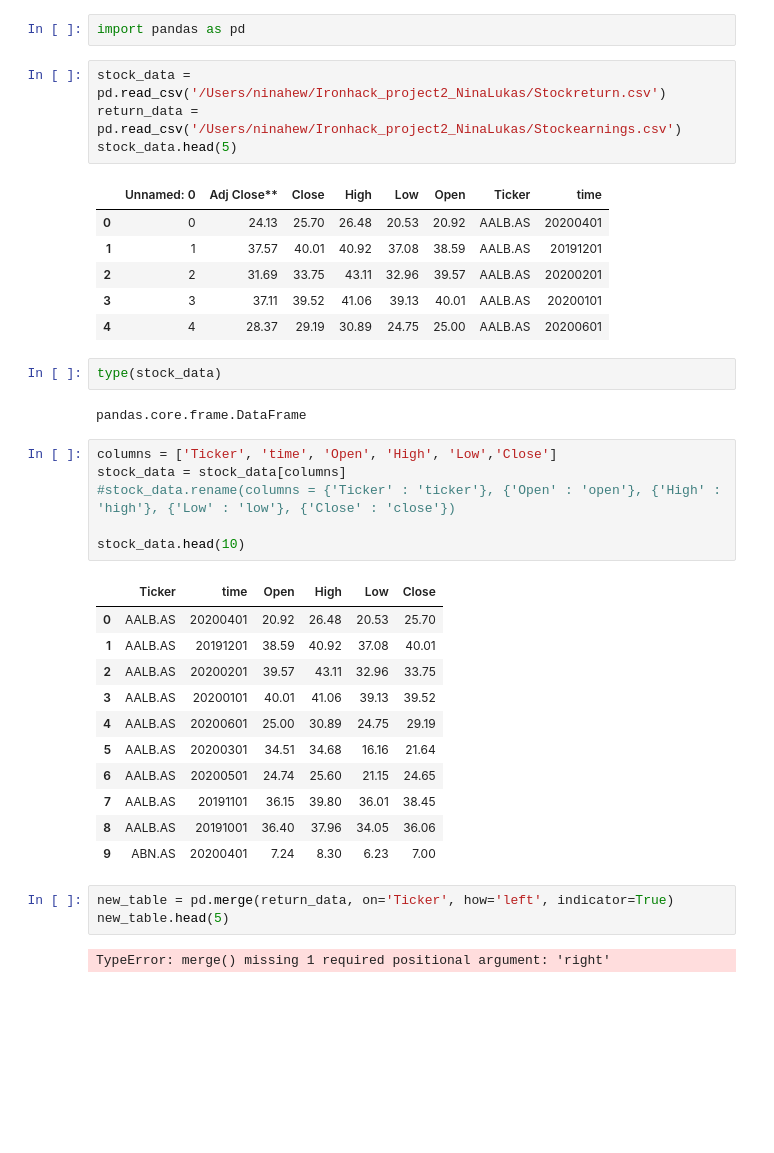
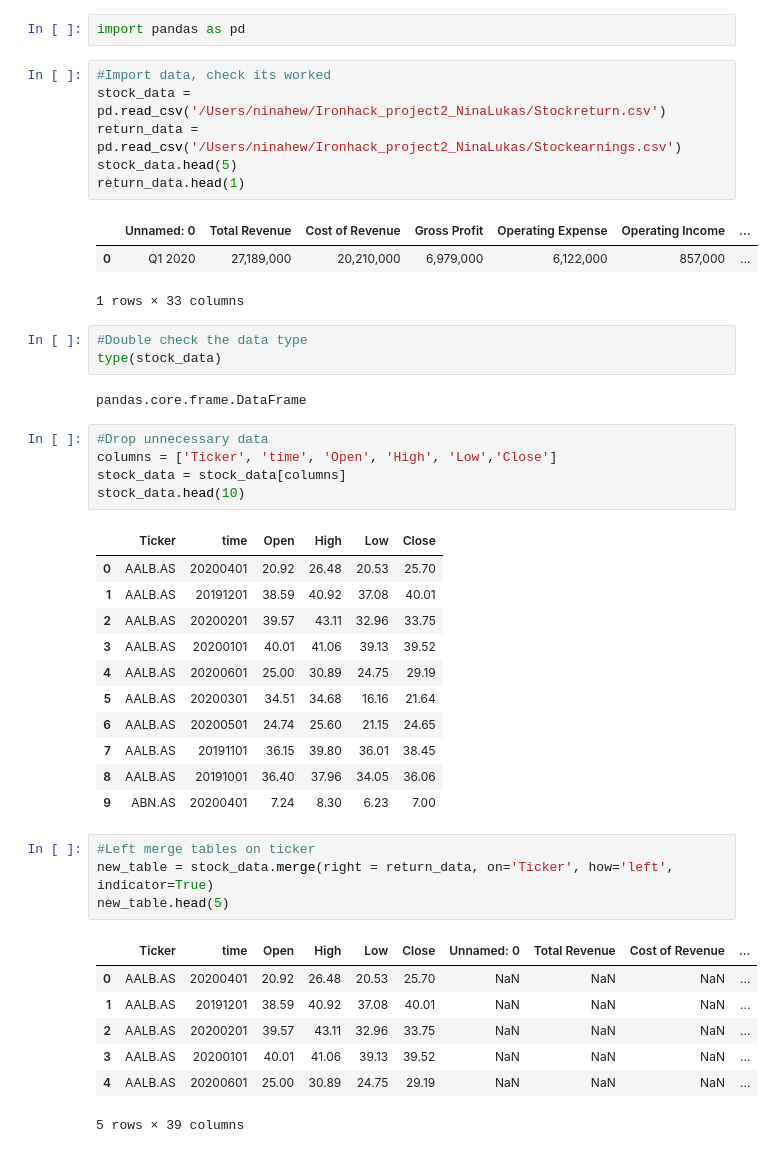
Before and after one commit to LukasTheMouse/Ironhack_project2_NinaLukas, a Jupyter notebook: Joining Data .ipynb, the cells around one changed output. Saved outputs shown, nothing was run; the diff lists cells and outputs as text; blank space fills up the shorter version.

Commit message:
Update code re: left-merge. Also sort data by ticker + time

```diff
--- a/Joining Data .ipynb
+++ b/Joining Data .ipynb
@@ -1,25 +1,24 @@
 # %%
 import pandas as pd
 # %%
+#Import data, check its worked
 stock_data = pd.read_csv('/Users/ninahew/Ironhack_project2_NinaLukas/Stockreturn.csv')
 return_data = pd.read_csv('/Users/ninahew/Ironhack_project2_NinaLukas/Stockearnings.csv')
 stock_data.head(5)
+return_data.head(1)
 # %% [output]
-|  | Unnamed: 0 | Adj Close** | Close | High | Low | Open | Ticker | time |
-| 0 | 0 | 24.13 | 25.70 | 26.48 | 20.53 | 20.92 | AALB.AS | 20200401 |
-| 1 | 1 | 37.57 | 40.01 | 40.92 | 37.08 | 38.59 | AALB.AS | 20191201 |
-| 2 | 2 | 31.69 | 33.75 | 43.11 | 32.96 | 39.57 | AALB.AS | 20200201 |
-| 3 | 3 | 37.11 | 39.52 | 41.06 | 39.13 | 40.01 | AALB.AS | 20200101 |
-| 4 | 4 | 28.37 | 29.19 | 30.89 | 24.75 | 25.00 | AALB.AS | 20200601 |
+|  | Unnamed: 0 | Total Revenue | Cost of Revenue | Gross Profit | Operating Expense | Operating Income | ... |
+| 0 | Q1 2020 | 27,189,000 | 20,210,000 | 6,979,000 | 6,122,000 | 857,000 | ... |
+1 rows × 33 columns
-# %%
-type(stock_data)
-# %% [output]
-pandas.core.frame.DataFrame
+# %%
+#Double check the data type
+type(stock_data)
+# %% [output]
+pandas.core.frame.DataFrame
 # %%
+#Drop unnecessary data
 columns = ['Ticker', 'time', 'Open', 'High', 'Low','Close']
 stock_data = stock_data[columns]
-#stock_data.rename(columns = {'Ticker' : 'ticker'}, {'Open' : 'open'}, {'High' : 'high'}, {'Low' : 'low'}, {'Close' : 'close'})
-
 stock_data.head(10)
 # %% [output]
 |  | Ticker | time | Open | High | Low | Close |
@@ -34,7 +33,14 @@ stock_data.head(10)
 | 8 | AALB.AS | 20191001 | 36.40 | 37.96 | 34.05 | 36.06 |
 | 9 | ABN.AS | 20200401 | 7.24 | 8.30 | 6.23 | 7.00 |
 # %%
-new_table = pd.merge(return_data, on='Ticker', how='left', indicator=True)
+#Left merge tables on ticker
+new_table = stock_data.merge(right = return_data, on='Ticker', how='left', indicator=True)
 new_table.head(5)
 # %% [output]
+|  | Ticker | time | Open | High | Low | Close | Unnamed: 0 | Total Revenue | Cost of Revenue | ... |
+| 0 | AALB.AS | 20200401 | 20.92 | 26.48 | 20.53 | 25.70 | NaN | NaN | NaN | ... |
+| 1 | AALB.AS | 20191201 | 38.59 | 40.92 | 37.08 | 40.01 | NaN | NaN | NaN | ... |
+| 2 | AALB.AS | 20200201 | 39.57 | 43.11 | 32.96 | 33.75 | NaN | NaN | NaN | ... |
+| 3 | AALB.AS | 20200101 | 40.01 | 41.06 | 39.13 | 39.52 | NaN | NaN | NaN | ... |
+| 4 | AALB.AS | 20200601 | 25.00 | 30.89 | 24.75 | 29.19 | NaN | NaN | NaN | ... |
-TypeError: merge() missing 1 required positional argument: 'right'
+5 rows × 39 columns
```
Also changed, not shown: parts of 4 cells of this notebook.
